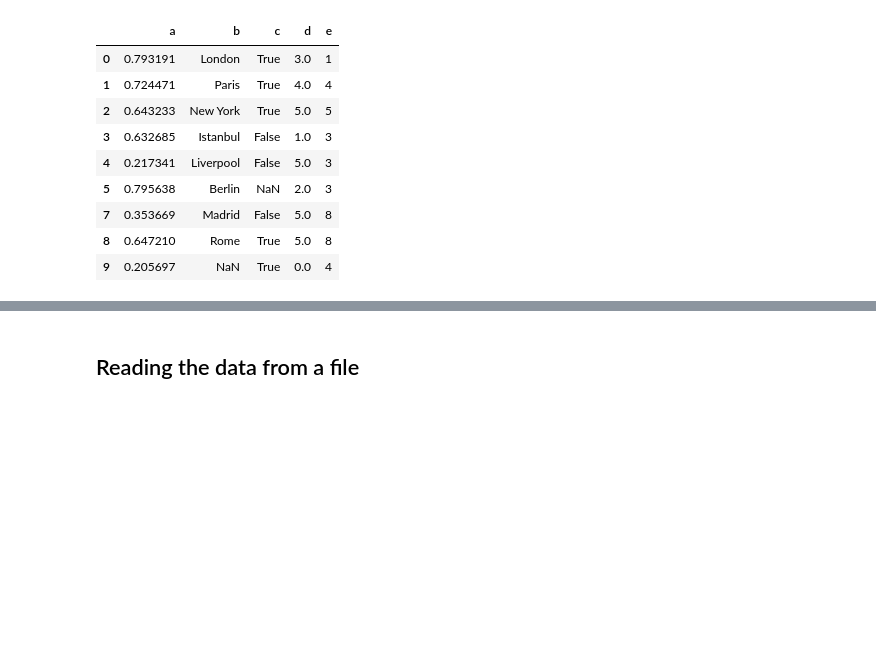
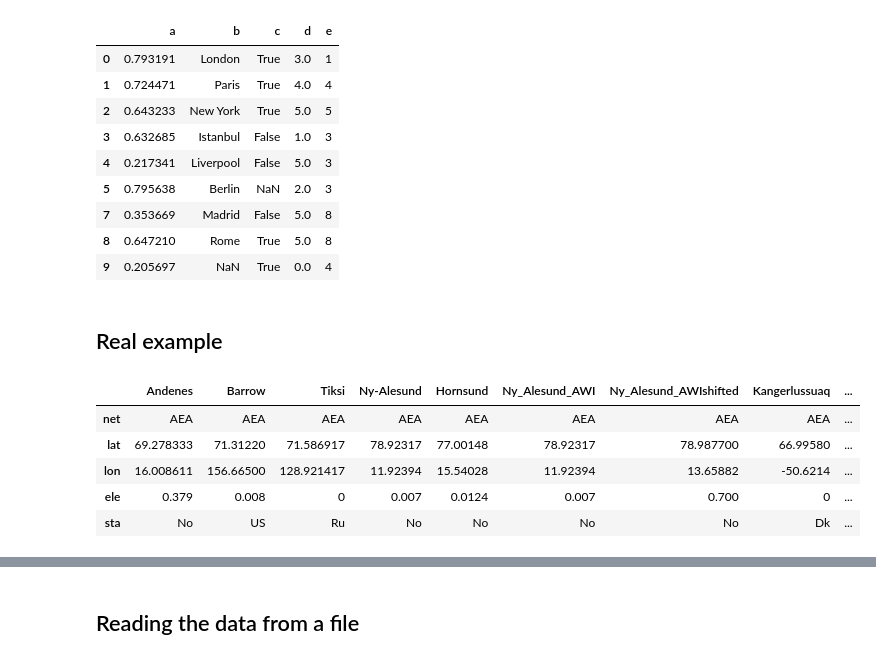
Before and after one commit to pablohe/iup-python-tutorial, a Jupyter notebook: iup.ipynb, the cells around one changed output, grey strips where cells are left out. Drawn from its saved outputs; the diff is of its cells as text; code cells hidden in the pictures; blank space fills up the shorter version.

Commit message:
dicctionary real example was added

```diff
--- a/iup.ipynb
+++ b/iup.ipynb
@@ -507,3 +619,5 @@ df
 | 7 | 0.353669 | Madrid | False | 5.0 | 8 |
 | 8 | 0.647210 | Rome | True | 5.0 | 8 |
 | 9 | 0.205697 | NaN | True | 0.0 | 4 |
+# %% [markdown]
+## Real example
@@ -509,0 +626,9 @@ df
+# %%
+arm_stations_df.head()
+# %% [output]
+|  | Andenes | Barrow | Tiksi | Ny-Alesund | Hornsund | Ny_Alesund_AWI | Ny_Alesund_AWIshifted | Kangerlussuaq | ... |
+| net | AEA | AEA | AEA | AEA | AEA | AEA | AEA | AEA | ... |
+| lat | 69.278333 | 71.31220 | 71.586917 | 78.92317 | 77.00148 | 78.92317 | 78.987700 | 66.99580 | ... |
+| lon | 16.008611 | 156.66500 | 128.921417 | 11.92394 | 15.54028 | 11.92394 | 13.65882 | -50.6214 | ... |
+| ele | 0.379 | 0.008 | 0 | 0.007 | 0.0124 | 0.007 | 0.700 | 0 | ... |
+| sta | No | US | Ru | No | No | No | No | Dk | ... |
```
Also changed, not shown: parts of 20 cells of this notebook.
